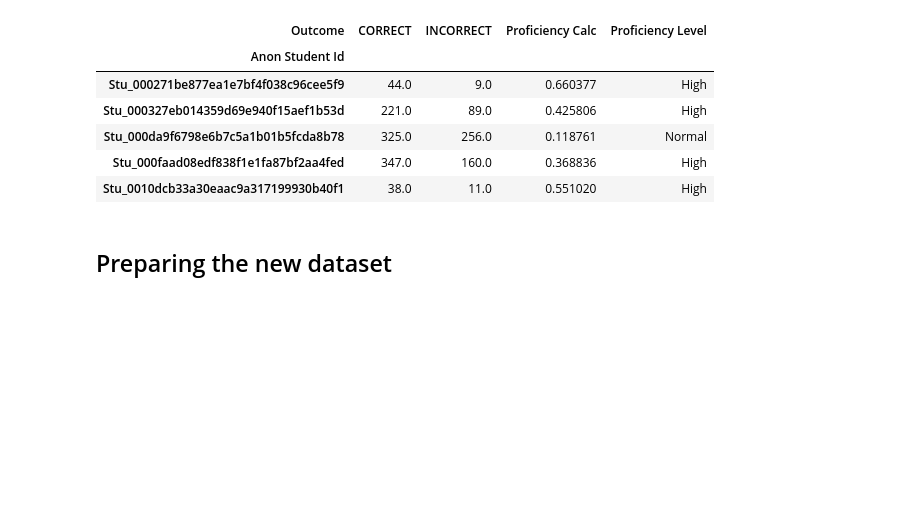
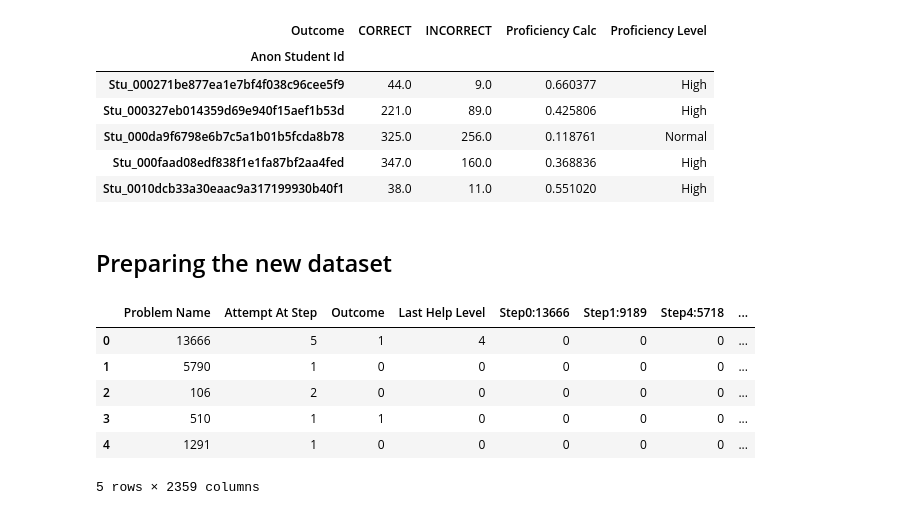
Before and after one commit to boa50/intelligent-tutoring-analysis, a Jupyter notebook: Analysis.ipynb, the cells around one changed output. Saved outputs shown, nothing was run; the diff lists cells and outputs as text; code cells hidden in the pictures; blank space fills up the shorter version.

```diff
--- a/Analysis.ipynb
+++ b/Analysis.ipynb
@@ -1019,0 +1155,10 @@ df_cleaned['Proficiency Level'] = df_cleaned['Proficiency Level'].fillna('Normal
+# %%
+df_ml.head()
+# %% [output]
+|  | Problem Name | Attempt At Step | Outcome | Last Help Level | Step0:13666 | Step1:9189 | Step4:5718 | ... |
+| 0 | 13666 | 5 | 1 | 4 | 0 | 0 | 0 | ... |
+| 1 | 5790 | 1 | 0 | 0 | 0 | 0 | 0 | ... |
+| 2 | 106 | 2 | 0 | 0 | 0 | 0 | 0 | ... |
+| 3 | 510 | 1 | 1 | 0 | 0 | 0 | 0 | ... |
+| 4 | 1291 | 1 | 0 | 0 | 0 | 0 | 0 | ... |
+5 rows × 2359 columns
```
Also changed, not shown: parts of 37 cells of this notebook.
